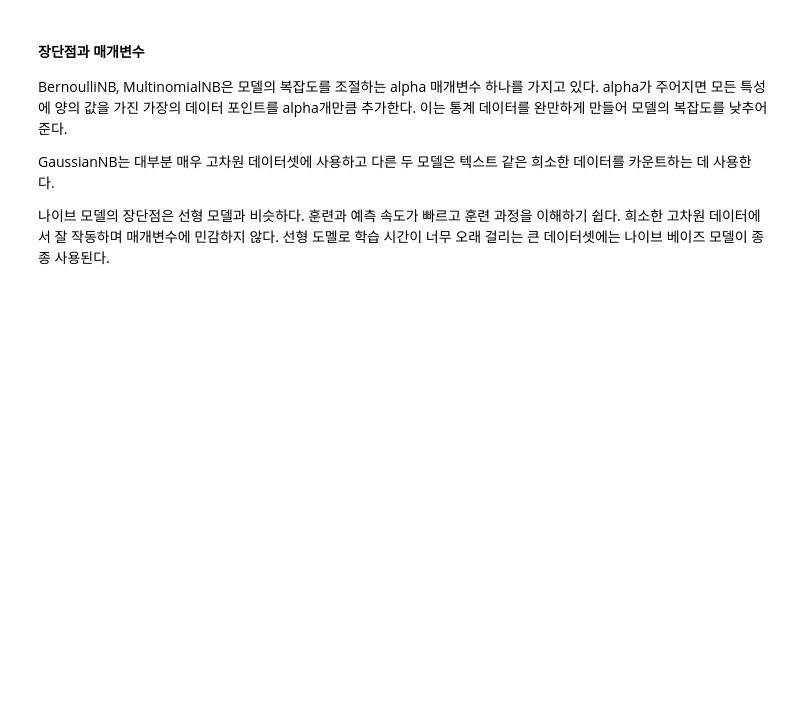
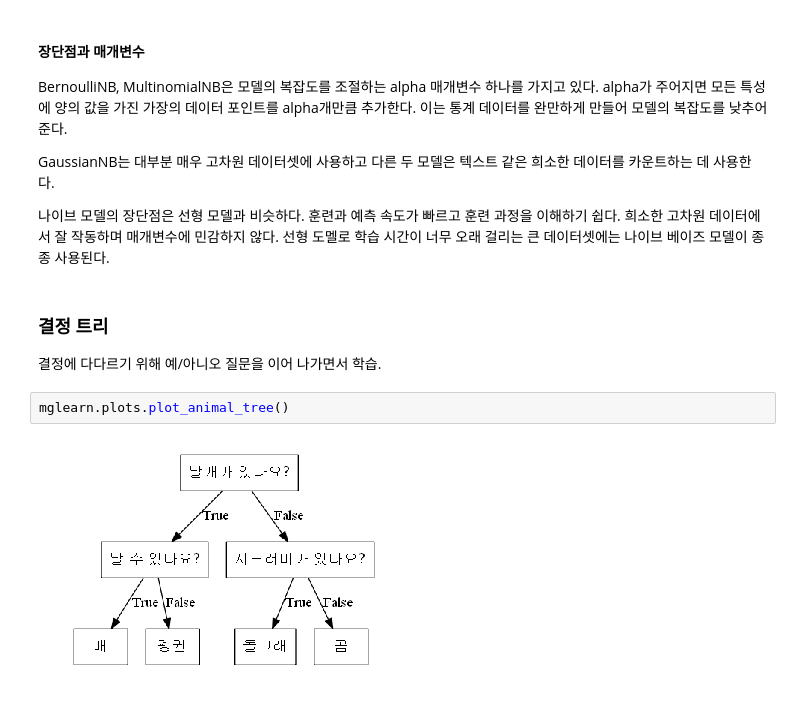
Before and after one commit to youbeebee/ML-with-Python, a Jupyter notebook: ch2.지도학습.ipynb, the cells around one changed output. Drawn from its saved outputs; the diff is of its cells as text; blank space fills up the shorter version.

```diff
--- a/ch2.지도학습.ipynb
+++ b/ch2.지도학습.ipynb
@@ -635,3 +635,10 @@ BernoulliNB, MultinomialNB은 모델의 복잡도를 조절하는 alpha 매개
 GaussianNB는 대부분 매우 고차원 데이터셋에 사용하고 다른 두 모델은 텍스트 같은 희소한 데이터를 카운트하는 데 사용한다.
 
 나이브 모델의 장단점은 선형 모델과 비슷하다. 훈련과 예측 속도가 빠르고 훈련 과정을 이해하기 쉽다. 희소한 고차원 데이터에서 잘 작동하며 매개변수에 민감하지 않다. 선형 도멜로 학습 시간이 너무 오래 걸리는 큰 데이터셋에는 나이브 베이즈 모델이 종종 사용된다.
+# %% [markdown]
+### 결정 트리
+결정에 다다르기 위해 예/아니오 질문을 이어 나가면서 학습.
+# %%
+mglearn.plots.plot_animal_tree()
+# %% [output]
+[figure, added]
```
Also changed, not shown: parts of 16 cells of this notebook, 11 other files.
